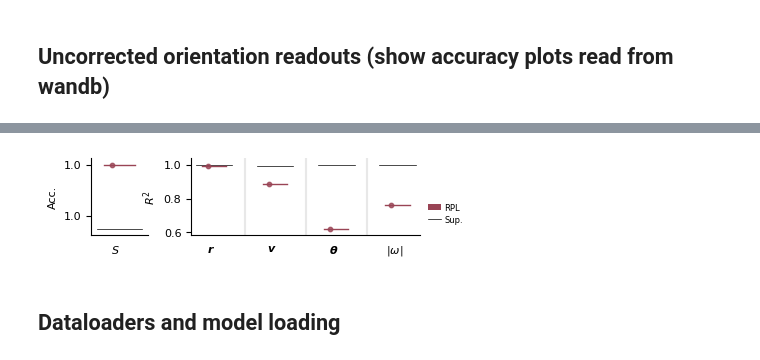
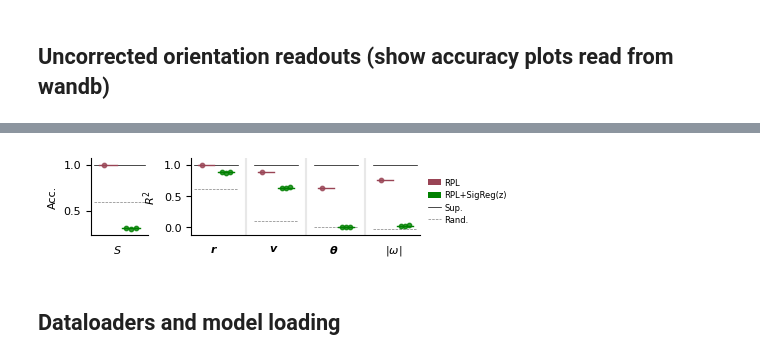
Before and after one commit to matushalak/harpl, a Jupyter notebook: notebooks/2_moving_animals.ipynb, the cells around one changed output, grey strips where cells are left out. Cells and saved outputs as stored; diff of their text form; code cells hidden in the pictures.

```diff
--- a/notebooks/2_moving_animals.ipynb
+++ b/notebooks/2_moving_animals.ipynb
@@ -71,6 +71,7 @@ method_map = {
     'sup': 'supervised',
     'rand': 'random',
     'pred': 'pred',
+    'lejepa': 'Lejepa'
     # 'inv_sg': 'inv_sg',
     # 'pred-mem': 'pred_ctx_target',
     # 'invZ': 'invZ',
@@ -223,25 +221,26 @@ results_df
 # %%
 # Create the plot
 fig, axes = plot_advanced_comparison(
     results_df=results_df,
     methods_to_plot=['pred',
+                     'lejepa'
                     #  'inv_sg'
                      ],
     baseline_methods=['sup',
-                    #   'rand'
+                      'rand'
                       ],
     metric_configs=metric_configs,
     method_names=method_names,
     method_colors=method_colors,
     dataset=dataset_to_plot,
     figsize=(4.25, 1.0),
     plot_spacing=0.3,
     point_size=10,
     sharey=True,
     loc_legend=(1.02, 0.1),
 )
 # %% [output]
-[figure, old version]
+[figure, new version]
 # %% [markdown]
 ## Dataloaders and model loading
 # %%
```
Also changed, not shown: parts of 3 cells of this notebook, 1 other file.
